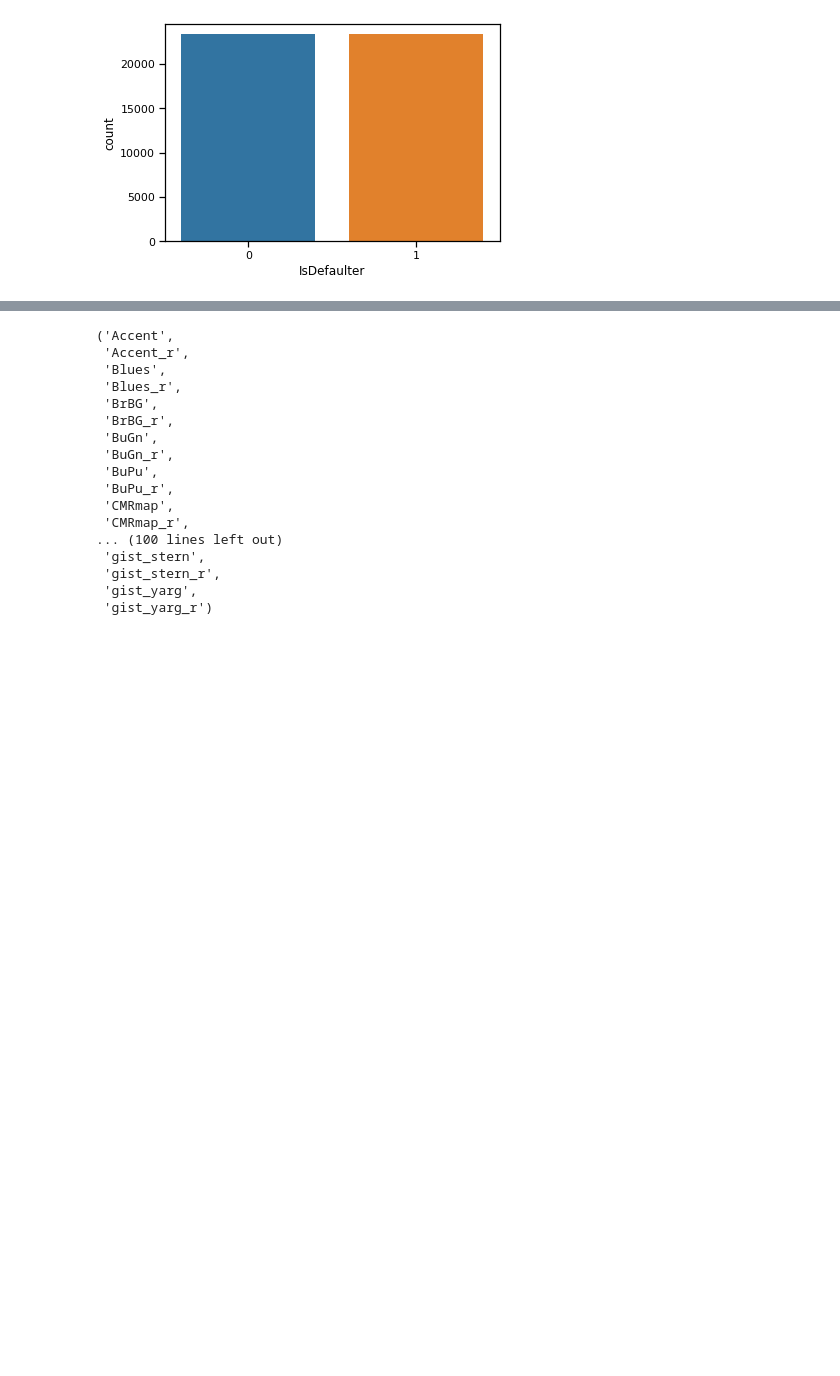
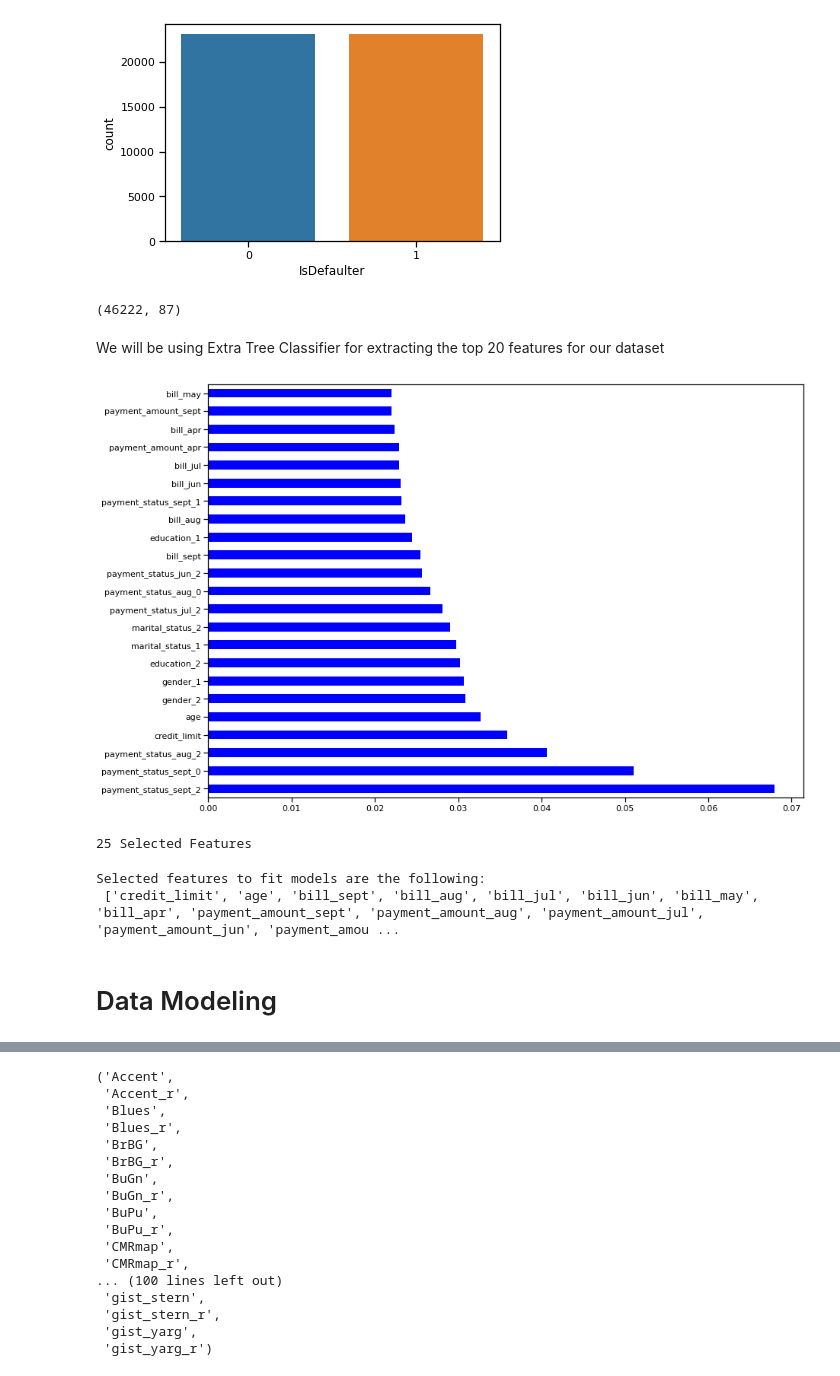
Before and after one commit to krishna9734/Credit-Card-Default-Prediction, a Jupyter notebook: Copy_of_Credit_Card_Default_Prediction_Capstone_Project.ipynb, the cells around one changed output, grey strips where cells are left out. Drawn from its saved outputs; the diff is of its cells as text; code cells hidden in the pictures; blank space fills up the shorter version.

```diff
--- a/Copy_of_Credit_Card_Default_Prediction_Capstone_Project.ipynb
+++ b/Copy_of_Credit_Card_Default_Prediction_Capstone_Project.ipynb
@@ -539,15 +515,6 @@ from sklearn.preprocessing import MinMaxScaler
 minmax = MinMaxScaler(feature_range=(0, 1))
 # Fitting the numeric columns
 X = minmax.fit_transform(dcc_df[numeric_cols])
-# %%
-minmax = MinMaxScaler(feature_range=(0, 1))
-X = minmax.fit_transform(df[['PAY_0', 'PAY_2','PAY_3', 'PAY_4', 'PAY_5', 'PAY_6','default payment next month']])
-clf = IsolationForest(n_estimators=100, contamination=0.01, random_state=0)     #Isolation Forest algorithm for anomaly detection
-clf.fit(X)
-
-df['multivariate_anomaly_score'] = clf.decision_function(X)                     # predict raw anomaly score
-df['multivariate_outlier'] = clf.predict(X)                                     # prediction of a datapoint category outlier or inlier
-df2=df
 # %%
 # Importing Isolation forest
 from sklearn.ensemble import IsolationForest
@@ -599,3 +555,14 @@ Index(['credit_limit', 'gender', 'education', 'marital_status', 'age',
+# %%
+# Let's Encode the catagorical features
+# importing the one hot encoder
+from sklearn.preprocessing import OneHotEncoder
+# now fit encoder to the data
+encoder = OneHotEncoder(sparse=False)
+encoder.fit(dcc_df[categorical_cols])
+encoded_features = list(encoder.get_feature_names(categorical_cols))
+dcc_df[encoded_features] = encoder.transform(dcc_df[categorical_cols])
+# dropping the catagorical columns
+dcc_df.drop(categorical_cols,axis=1,inplace=True)
 # %% [markdown]
 ## **SMOTE** to balance the data
 # %%
@@ -627,3 +594,49 @@ sns.countplot('IsDefaulter', data = balanced_df)
 # %% [output]
 <matplotlib.axes._subplots.AxesSubplot at 0x...>
 [figure]
+# %%
+# Knowing the shape of our balanced data
+balanced_df.shape
+# %% [output]
+(46222, 87)
+# %%
+#removing feature ID from dataset
+balanced_df.drop('ID',axis = 1, inplace = True)
+# %% [markdown]
+We will be using Extra Tree Classifier for extracting the top 20 features for our dataset
+# %%
+# Firstly split the balanced_df into train and test sets
+X_d = balanced_df.drop(['IsDefaulter'], axis=1)
+y_d = balanced_df['IsDefaulter']
+# %%
+# Importing library
+from sklearn.ensemble import ExtraTreesClassifier
+# Fitting the extra tree classifier
+model = ExtraTreesClassifier()
+model.fit(X_d,y_d)
+# Plotting graph of feature importances
+plt.figure(figsize=(14,10))
+feat_importances = pd.Series(model.feature_importances_, index=X_d.columns)
+feat_importances.nlargest(23).plot(kind='barh',color='blue')
+plt.show()
+# %% [output]
+[figure, added]
+# %%
+from sklearn.feature_selection import SelectFromModel
+from sklearn.ensemble import RandomForestClassifier
+# Feature Selection using ANOVA F-test
+num_feats  = 25
+embeded_rf_selector = SelectFromModel(RandomForestClassifier(n_estimators=100), max_features=num_feats)
+embeded_rf_selector.fit(X_d, y_d)
+embeded_rf_support = embeded_rf_selector.get_support()
+embeded_rf_feature = X_d.loc[:,embeded_rf_support].columns.tolist()
+print(str(len(embeded_rf_feature)), 'Selected Features')
+# %% [output]
+25 Selected Features
+# %%
+print('Selected features to fit models are the following: \n',embeded_rf_feature)
+#selected_features in new dataframe
+balanced_df_new = balanced_df[['IsDefaulter','credit_limit', 'age', 'bill_sept', 'bill_aug', 'bill_jul', 'bill_jun', 'bill_may', 'bill_apr', 'payment_amount_sept', 'payment_amount_aug', 'payment_amount_jul', 'payment_amount_jun', 'payment_amount_may', 'payment_amount_apr', 'gender_2', 'marital_status_1', 'marital_status_2', 'education_1', 'education_2', 'payment_status_sept_0', 'payment_status_sept_1', 'payment_status_sept_2', 'payment_status_aug_0', 'payment_status_aug_2', 'payment_status_jul_2']]
+# %% [output]
+Selected features to fit models are the following:
+ ['credit_limit', 'age', 'bill_sept', 'bill_aug', 'bill_jul', 'bill_jun', 'bill_may', 'bill_apr', 'payment_amount_sept', 'payment_amount_aug', 'payment_amount_jul', 'payment_amount_jun', 'payment_amou ...
@@ -629,0 +650,2 @@ sns.countplot('IsDefaulter', data = balanced_df)
+# %% [markdown]
+# Data Modeling
```
Also changed, not shown: parts of 16 cells of this notebook.
